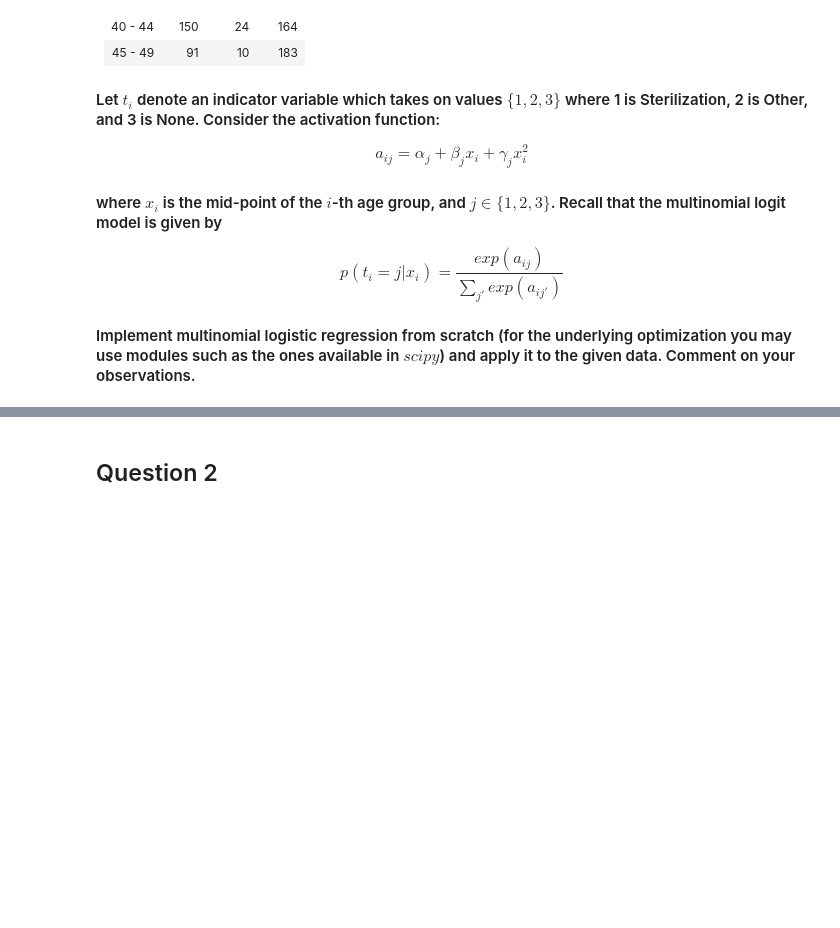
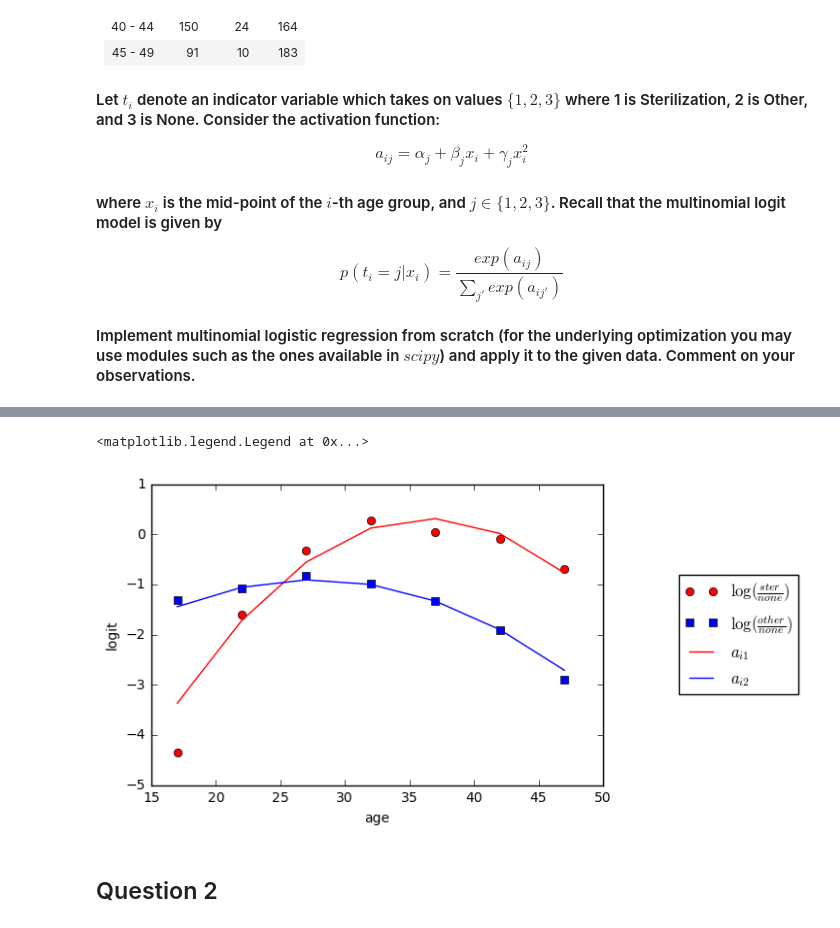
Before and after one commit to ljishen/ml-expt, a Jupyter notebook: hw3/code/classifiers.ipynb, the cells around one changed output, grey strips where cells are left out. Drawn from its saved outputs; the diff is of its cells as text; code cells hidden in the pictures; blank space fills up the shorter version.

```diff
--- a/hw3/code/classifiers.ipynb
+++ b/hw3/code/classifiers.ipynb
@@ -129,0 +200,12 @@ else:
+# %%
+beta_ml = np.array([-1.26199999e+01,  -4.55200001e+00,   7.09701172e-01,
+         2.64099308e-01,  -9.73534194e-03,  -4.78596090e-03])
+
+for i in range(1, 8):
+    prob = {}
+    for j in range(1, 3):
+        prob[j] = piij(beta_ml, i, j)
+    prob[3] = 1- prob[1] - prob[2]
+
+    for j in range(1, 4):
+        print(str(i) + "-th age group, " + str(j) + " category -> " + str(prob[j]))
@@ -130,3 +230,31 @@ else:
+# %%
+import matplotlib.pyplot as plt
+
+odds_ster = []
+odds_other = []
+logit_ster = []
+logit_other = []
+
+for i in range(1, 8):
+    odds_ster.append(np.log(y[i - 1, 0] * 1.0 / y[i - 1, 2]))
+    odds_other.append(np.log(y[i - 1, 1] * 1.0 / y[i - 1, 2]))
+
+    logit_ster.append(aij(beta_ml, i, 1))
+    logit_other.append(aij(beta_ml, i, 2))
+
+
+plt.plot(x, odds_ster, 'ro', color='red', label=r'$\log(\frac{ster}{none})$')
+plt.plot(x, other_ster, 'bs', color='blue', label=r'$\log(\frac{other}{none})$')
+plt.plot(x, logit_ster, color='red', label=r'$a_{i1}$')
+plt.plot(x, logit_other, color='blue', label=r'$a_{i2}$')
+
+plt.xlabel('age')
+plt.ylabel('logit')
+
+plt.legend(loc='center', bbox_to_anchor=(1.3, 0.5))
+# %% [output]
+<matplotlib.legend.Legend at 0x...>
+[figure, added]
 # %% [markdown]
 ## Question 2
 # %% [markdown]
```
Also changed, not shown: parts of 5 cells of this notebook.
